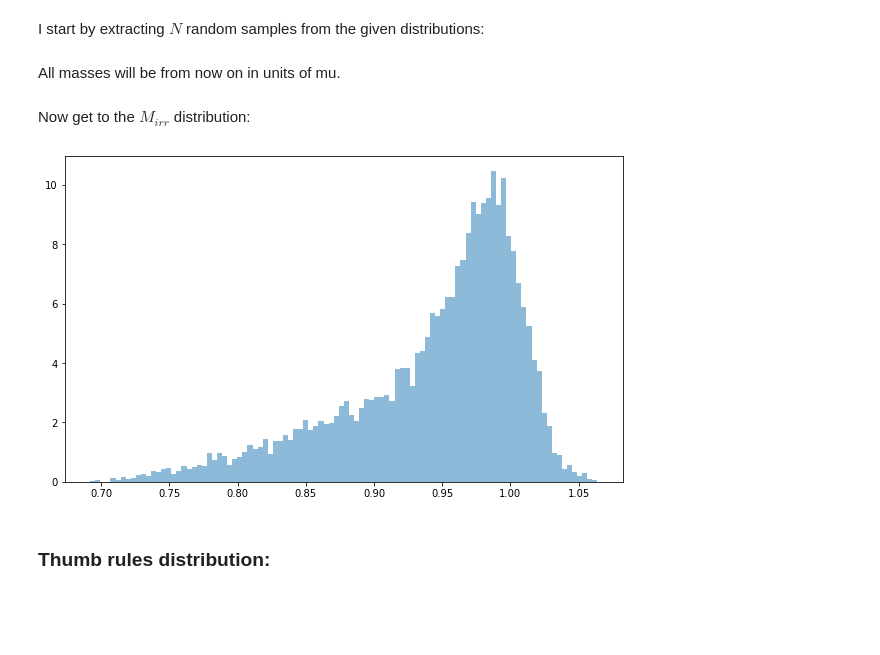
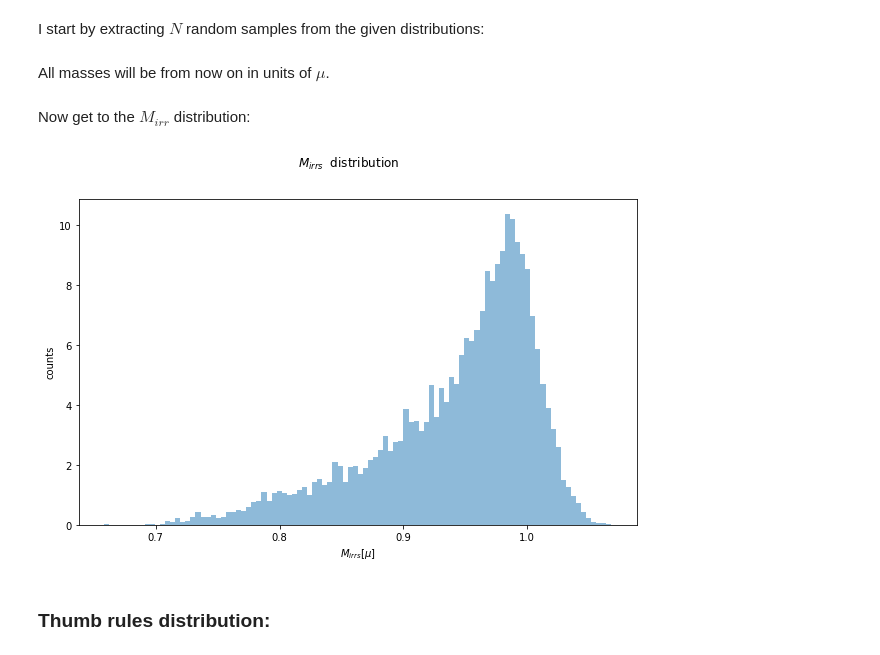
Before and after one commit to nicolegrillo/astrostatistics_bicocca_2023, a Jupyter notebook: working/Irr_mass_BH.ipynb, the cells around one changed output. Cells and saved outputs as stored; diff of their text form; code cells hidden in the pictures; blank space fills up the shorter version.

Commit message:
Added the final comments and touches to plots

```diff
--- a/working/Irr_mass_BH.ipynb
+++ b/working/Irr_mass_BH.ipynb
@@ -60,7 +60,7 @@ N = 10000
 chi = uniform.rvs(0, 1, N)
 M = norm.rvs(1, 0.02, N)  # mu = 1, sigma = 0.02
 # %% [markdown]
-All masses will be from now on in units of mu.
+All masses will be from now on in units of $\mu$.
 # %%
 def M_irr(chi, M):
 
@@ -72,11 +72,12 @@ M_irrs = M_irr(chi, M)
 # %%
 plt.figure(figsize=(10, 6))
 
 plt.hist(M_irrs, bins=100, density=True, alpha=0.5)
-
-plt.show()
+plt.ylabel("counts")
+plt.xlabel("$M_{irrs} [\mu]$")
+plt.suptitle("$M_{irrs}$  distribution");
 # %% [output]
-[figure, old version]
+[figure, new version]
 # %% [markdown]
 ### Thumb rules distribution:
 # %% [markdown]
```
Also changed, not shown: parts of 9 cells of this notebook, 2 other files.
